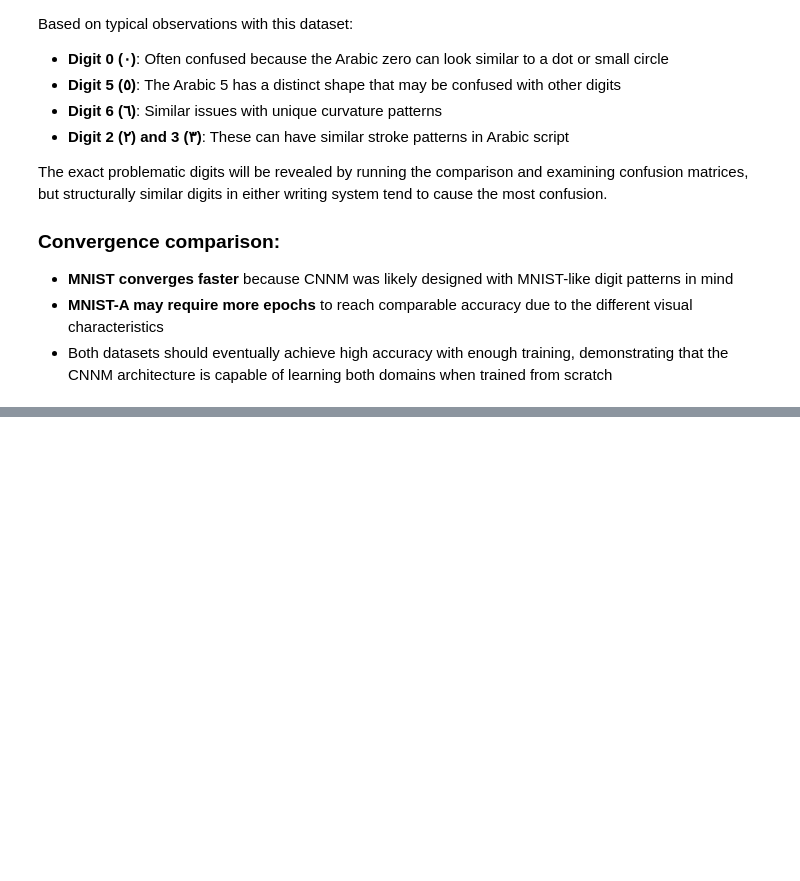
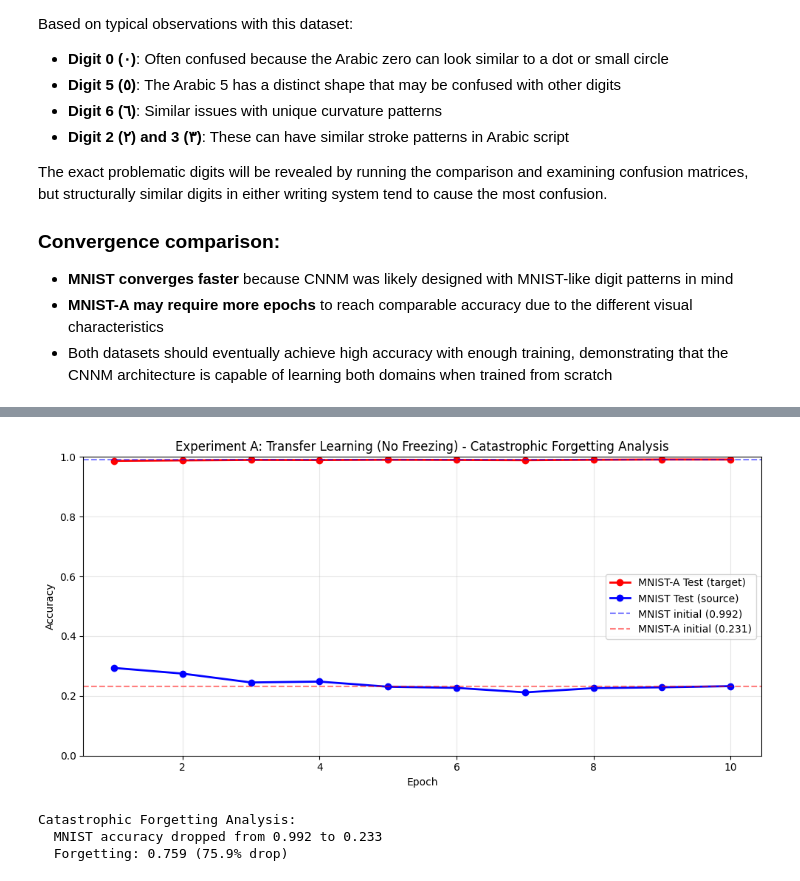
Before and after one commit to InSuperposition/data_science_container, a Jupyter notebook: notebook/exercise_8/mnist_arab_letters.ipynb, the cells around one changed output, grey strips where cells are left out. Cells and saved outputs as stored; diff of their text form; code cells hidden in the pictures; blank space fills up the shorter version.

```diff
--- a/notebook/exercise_8/mnist_arab_letters.ipynb
+++ b/notebook/exercise_8/mnist_arab_letters.ipynb
@@ -834,0 +850,13 @@ The exact problematic digits will be revealed by running the comparison and exam
+# %%
+import copy
+
+# Create a copy of the MNIST-trained model for Experiment A
+model_exp_a = CNNM().to(device)
+model_exp_a.load_state_dict(copy.deepcopy(mnist_model.state_dict()))
+
+# Verify initial performance before transfer learning
+print("Experiment A - Initial Performance (before MNIST-A training):")
+_, mnist_acc_init = evaluate(model_exp_a, mnist_test_loader)
+_, mnista_acc_init = evaluate(model_exp_a, mnista_test_loader)
+print(f"  MNIST test accuracy:   {mnist_acc_init:.3f}")
+print(f"  MNIST-A test accuracy: {mnista_acc_init:.3f}")
@@ -834,0 +915,32 @@ The exact problematic digits will be revealed by running the comparison and exam
+# %%
+# Plot Experiment A: Adaptation and Catastrophic Forgetting
+fig, ax = plt.subplots(figsize=(10, 5))
+
+epochs = [h['epoch'] for h in exp_a_history]
+ax.plot(epochs, [h['mnista_test_acc'] for h in exp_a_history], 'r-o', label='MNIST-A Test (target)', linewidth=2)
+ax.plot(epochs, [h['mnist_test_acc'] for h in exp_a_history], 'b-o', label='MNIST Test (source)', linewidth=2)
+
+# Add initial MNIST accuracy as baseline
+ax.axhline(y=mnist_acc_init, color='b', linestyle='--', alpha=0.5, label=f'MNIST initial ({mnist_acc_init:.3f})')
+ax.axhline(y=mnista_acc_init, color='r', linestyle='--', alpha=0.5, label=f'MNIST-A initial ({mnista_acc_init:.3f})')
+
+ax.set_xlabel('Epoch')
+ax.set_ylabel('Accuracy')
+ax.set_title('Experiment A: Transfer Learning (No Freezing) - Catastrophic Forgetting Analysis')
+ax.legend(loc='center right')
+ax.grid(True, alpha=0.3)
+ax.set_ylim([0.0, 1.0])
+
+plt.tight_layout()
+plt.show()
+
+# Calculate forgetting
+forgetting = mnist_acc_init - exp_a_history[-1]['mnist_test_acc']
+print("\nCatastrophic Forgetting Analysis:")
+print(f"  MNIST accuracy dropped from {mnist_acc_init:.3f} to {exp_a_history[-1]['mnist_test_acc']:.3f}")
+print(f"  Forgetting: {forgetting:.3f} ({forgetting*100:.1f}% drop)")
+# %% [output]
+[figure, added]
+Catastrophic Forgetting Analysis:
+  MNIST accuracy dropped from 0.992 to 0.233
+  Forgetting: 0.759 (75.9% drop)
```
Also changed, not shown: parts of 41 cells of this notebook.
